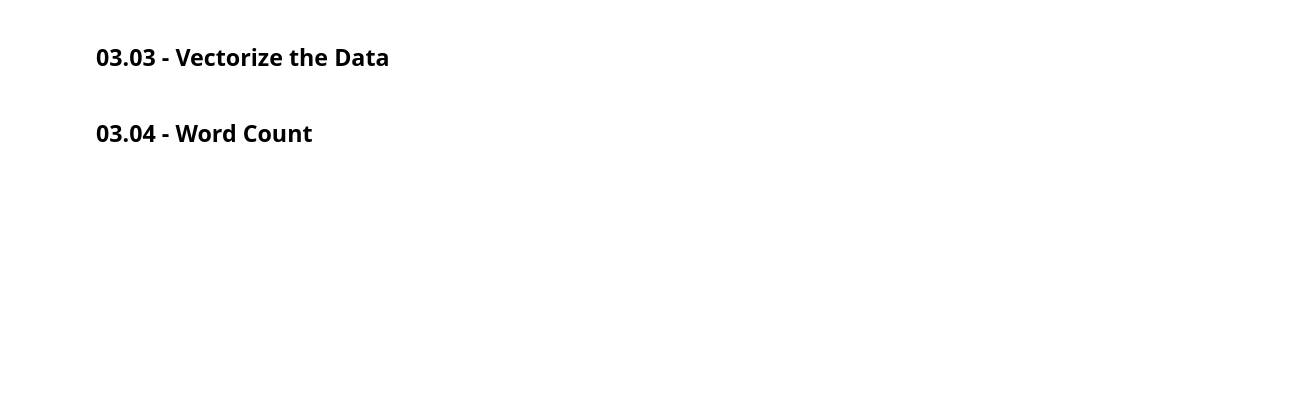
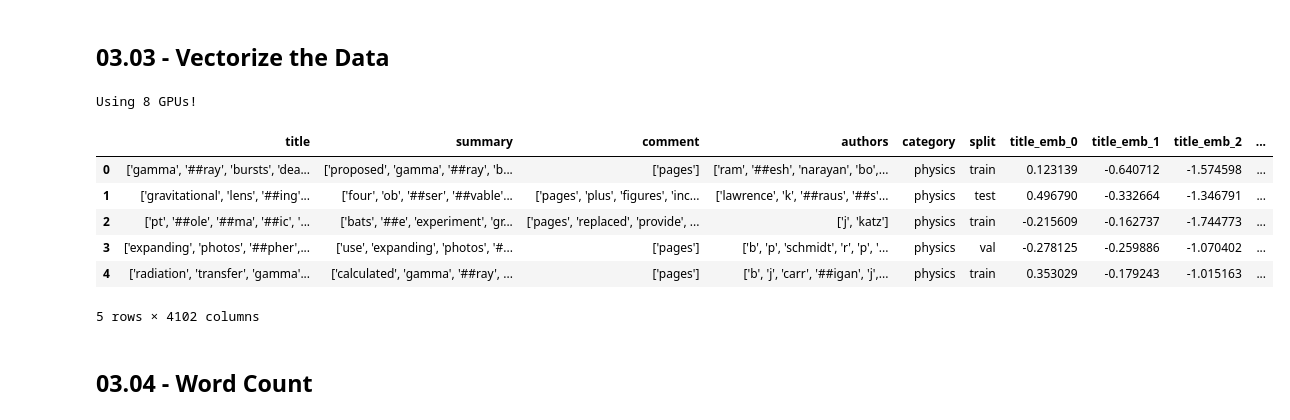
Before and after one commit to AmirYunus/IS6751_project_arxiv_classifier, a Jupyter notebook: report_jupyter/12_balanced_feature_engineering.ipynb, the cells around one changed output. Cells and saved outputs as stored; diff of their text form; code cells hidden in the pictures; blank space fills up the shorter version.

```diff
--- a/report_jupyter/12_balanced_feature_engineering.ipynb
+++ b/report_jupyter/12_balanced_feature_engineering.ipynb
@@ -15,5 +23,5 @@ df.shape
 # %% [markdown]
 ## 03.02 - Tokenize and Lemmatize the Data
 # %%
-df = engineer.lemmatize(df, batch_size=32)
+df = engineer.lemmatize(df, batch_size=20560)
 df.head()
@@ -20,8 +36,17 @@ df.head()
 # %% [markdown]
 ## 03.03 - Vectorize the Data
 # %%
-df = engineer.vectorize(df, batch_size=32)
+df = engineer.vectorize(df, batch_size=8224)
 df.head()
+# %% [output]
+Using 8 GPUs!
+|  | title | summary | comment | authors | category | split | title_emb_0 | title_emb_1 | title_emb_2 | ... |
+| 0 | ['gamma', '##ray', 'bursts', 'dea... | ['proposed', 'gamma', '##ray', 'b... | ['pages'] | ['ram', '##esh', 'narayan', 'bo',... | physics | train | 0.123139 | -0.640712 | -1.574598 | ... |
+| 1 | ['gravitational', 'lens', '##ing'... | ['four', 'ob', '##ser', '##vable'... | ['pages', 'plus', 'figures', 'inc... | ['lawrence', 'k', '##raus', '##s'... | physics | test | 0.496790 | -0.332664 | -1.346791 | ... |
+| 2 | ['pt', '##ole', '##ma', '##ic', '... | ['bats', '##e', 'experiment', 'gr... | ['pages', 'replaced', 'provide', ... | ['j', 'katz'] | physics | train | -0.215609 | -0.162737 | -1.744773 | ... |
+| 3 | ['expanding', 'photos', '##pher',... | ['use', 'expanding', 'photos', '#... | ['pages'] | ['b', 'p', 'schmidt', 'r', 'p', '... | physics | val | -0.278125 | -0.259886 | -1.070402 | ... |
+| 4 | ['radiation', 'transfer', 'gamma'... | ['calculated', 'gamma', '##ray', ... | ['pages'] | ['b', 'j', 'carr', '##igan', 'j',... | physics | train | 0.353029 | -0.179243 | -1.015163 | ... |
+5 rows × 4102 columns
 # %% [markdown]
 ## 03.04 - Word Count
 # %%
```
Also changed, not shown: parts of 10 cells of this notebook, 21 other files.
